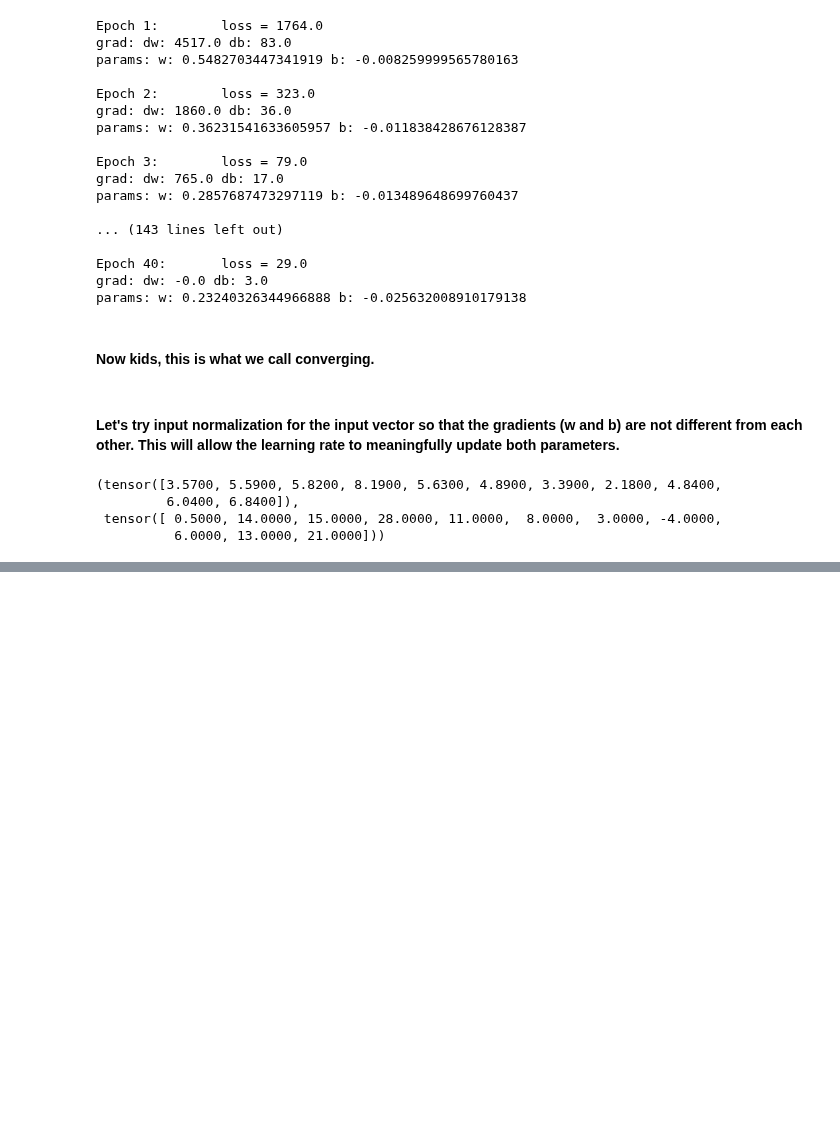
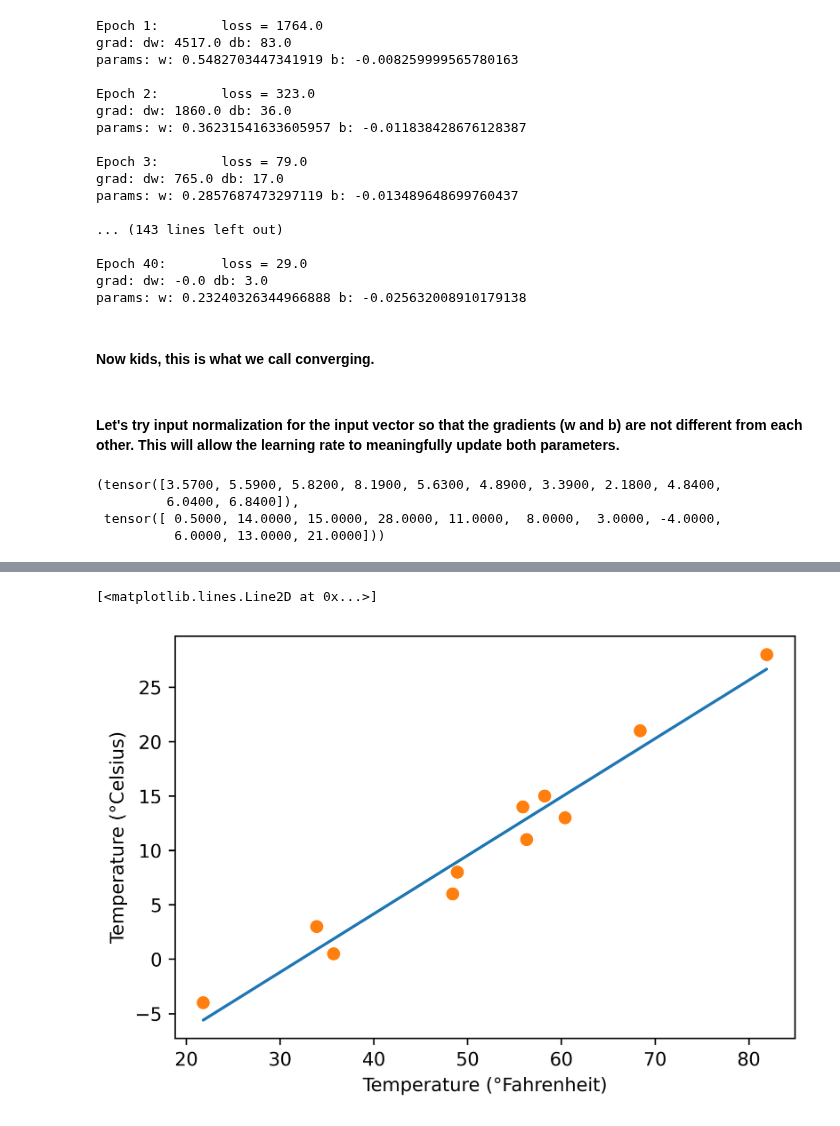
Before and after one commit to rsmath/pytorch_practice, a Jupyter notebook: Chapter_5/Chapter_5.ipynb, the cells around one changed output, grey strips where cells are left out. Drawn from its saved outputs; the diff is of its cells as text; code cells hidden in the pictures; blank space fills up the shorter version.

```diff
--- a/Chapter_5/Chapter_5.ipynb
+++ b/Chapter_5/Chapter_5.ipynb
@@ -204,7 +204,11 @@ def train_loop(epochs, lr, params, data, truth):
 
         params -= lr * gradient
 
-        print(f"Epoch {epoch}:\tloss = {torch.round(curr_loss)}\ngrad: dw: {torch.round(gradient[0])} db: {torch.round(gradient[1])}\nparams: w: {params[0]} b: {params[1]}\n")
+        if epochs > 1000:
+            if epoch % 100 == 0:
+                print(f"Epoch {epoch}:\tloss = {torch.round(curr_loss)}\ngrad: dw: {torch.round(gradient[0])} db: {torch.round(gradient[1])}\nparams: w: {params[0]} b: {params[1]}\n")
+        else:
+            print(f"Epoch {epoch}:\tloss = {torch.round(curr_loss)}\ngrad: dw: {torch.round(gradient[0])} db: {torch.round(gradient[1])}\nparams: w: {params[0]} b: {params[1]}\n")
 # %%
 truth_celsius, x
 # %% [output]
@@ -268,7 +272,7 @@ x_n, truth_celsius
  tensor([ 0.5000, 14.0000, 15.0000, 28.0000, 11.0000,  8.0000,  3.0000, -4.0000,
           6.0000, 13.0000, 21.0000]))
 # %%
-train_loop(100, 1e-4, torch.tensor([1.0, 0.0]), x_n, truth_celsius)
+train_loop(100, 1e-2, torch.tensor([1.0, 0.0]), x_n, truth_celsius)
 # %% [output]
 Epoch 1:        loss = 80.0
 grad: dw: -78.0 db: -11.0
@@ -289,0 +294,2 @@ params: w: 1.5845381021499634 b: 0.07257875055074692
+# %%
+train_loop(5000, 1e-2, torch.tensor([1.0, 0.0]), x_n, truth_celsius)
@@ -289,0 +314,11 @@ params: w: 1.5845381021499634 b: 0.07257875055074692
+# %%
+param = (5.367083549499512, -17.301189422607422)
+preds = model(x_n, *param)
+fig = plt.figure(dpi=600)
+plt.xlabel("Temperature (°Fahrenheit)")
+plt.ylabel("Temperature (°Celsius)")
+plt.plot(x.numpy(), preds.detach().numpy())
+plt.plot(x.numpy(), truth_celsius.numpy(), 'o')
+# %% [output]
+[<matplotlib.lines.Line2D at 0x...>]
+[figure, added]
```
Also changed, not shown: parts of 2 cells of this notebook.
